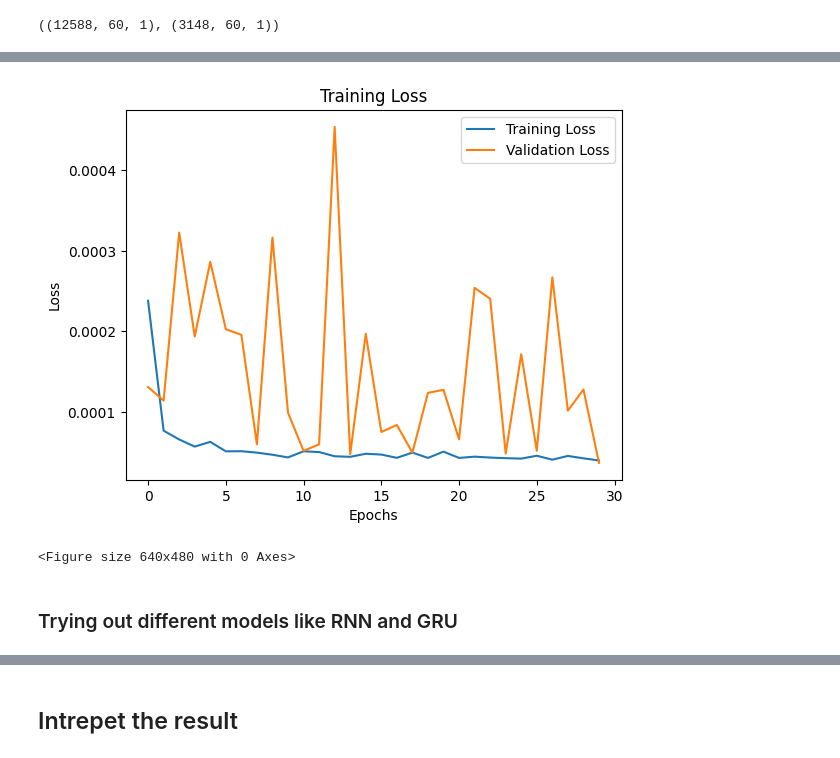
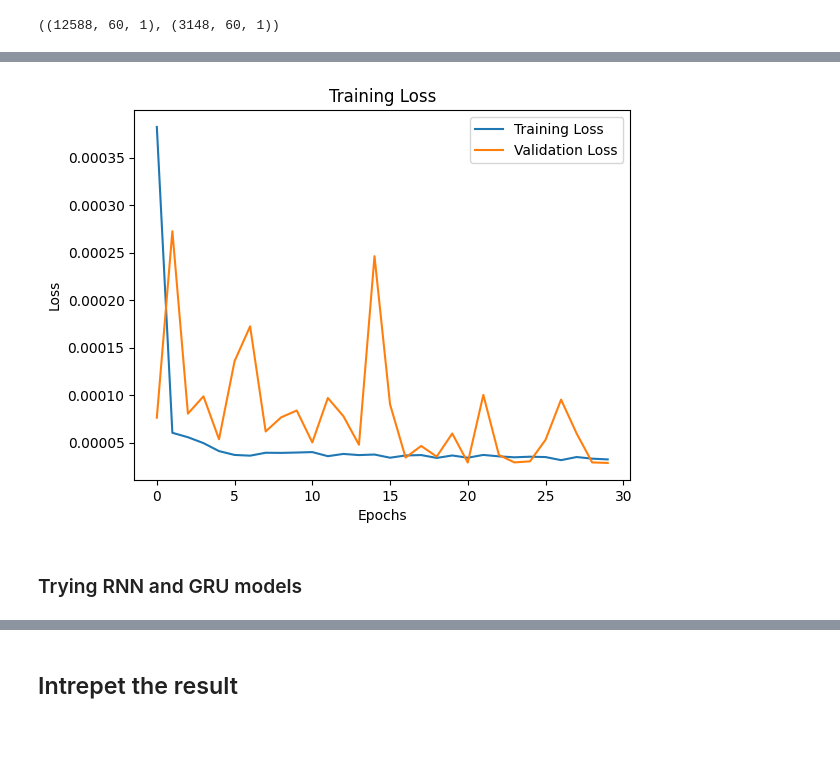
Before and after one commit to asimMahat/Stock-Market-Prediction, a Jupyter notebook: LSTM_predictor.ipynb, the cells around one changed output, grey strips where cells are left out. Cells and saved outputs as stored; diff of their text form; code cells hidden in the pictures.

Commit message:
Added plots, predictions, code refactorings

```diff
--- a/LSTM_predictor.ipynb
+++ b/LSTM_predictor.ipynb
@@ -117,42 +104,22 @@ X_train.shape, X_test.shape
 # %% [output]
 ((12588, 60, 1), (3148, 60, 1))
 # %%
-# Define the LSTM model
-def create_lstm_model(time_step, features=1):
+# Single Layer LSTM
+def create_single_lstm_model(time_step, features=1):
     model = Sequential()
-    model.add(
-        LSTM(
-            units=50,
-            return_sequences=True,
-            input_shape=(time_step, features),
-            activation="tanh",
-            recurrent_activation="sigmoid",
-        )
-    )
-    model.add(Dropout(0.2))
-    model.add(
-        LSTM(
-            units=50,
-            return_sequences=False,
-            activation="tanh",
-            recurrent_activation="sigmoid",
-        )
-    )
+    model.add(LSTM(units=50, return_sequences=False, input_shape=(time_step, features)))
     model.add(Dropout(0.2))
     model.add(Dense(units=1))
-    # Since a stock prediction is a regression problem, a MSE loss should be apt for this case
     model.compile(
         optimizer=Adam(learning_rate=0.001),
         loss="mean_squared_error",
         metrics=["mean_absolute_error"],
     )
     return model
-
-
 time_steps = 60
-model = create_lstm_model(time_steps)
+model_single_lstm = create_single_lstm_model(time_steps)
 # %%
 # Train the model
-history = model.fit(X_train, y_train, validation_split=0.2, batch_size=32, epochs=30)
+history_single_lstm = model_single_lstm.fit(X_train, y_train, validation_split=0.2, batch_size=32, epochs=30)
 # %% [output]
 Epoch 1/30
@@ -175,17 +142,14 @@ Epoch 30/30
 # %%
-# plotting training and validation loss (Learning curve)
-
-plt.plot(history.history["loss"], label="Training Loss")
-plt.plot(history.history["val_loss"], label="Validation Loss")
+plt.plot(history_single_lstm.history["loss"], label="Training Loss")
+plt.plot(history_single_lstm.history["val_loss"], label="Validation Loss")
 plt.title("Training Loss")
 plt.xlabel("Epochs")
 plt.ylabel("Loss")
 plt.legend()
 plt.show()
-plt.savefig("foo.png", bbox_inches="tight")
+# plt.savefig("LSTM_SINGLE_LOSS", bbox_inches="tight")
 # %% [output]
-[figure, old version]
+[figure, new version]
-<Figure size 640x480 with 0 Axes>
 # %% [markdown]
-### Trying out different models like RNN and GRU
+### Trying RNN and GRU models
 # %%
```
Also changed, not shown: parts of 59 cells of this notebook.
